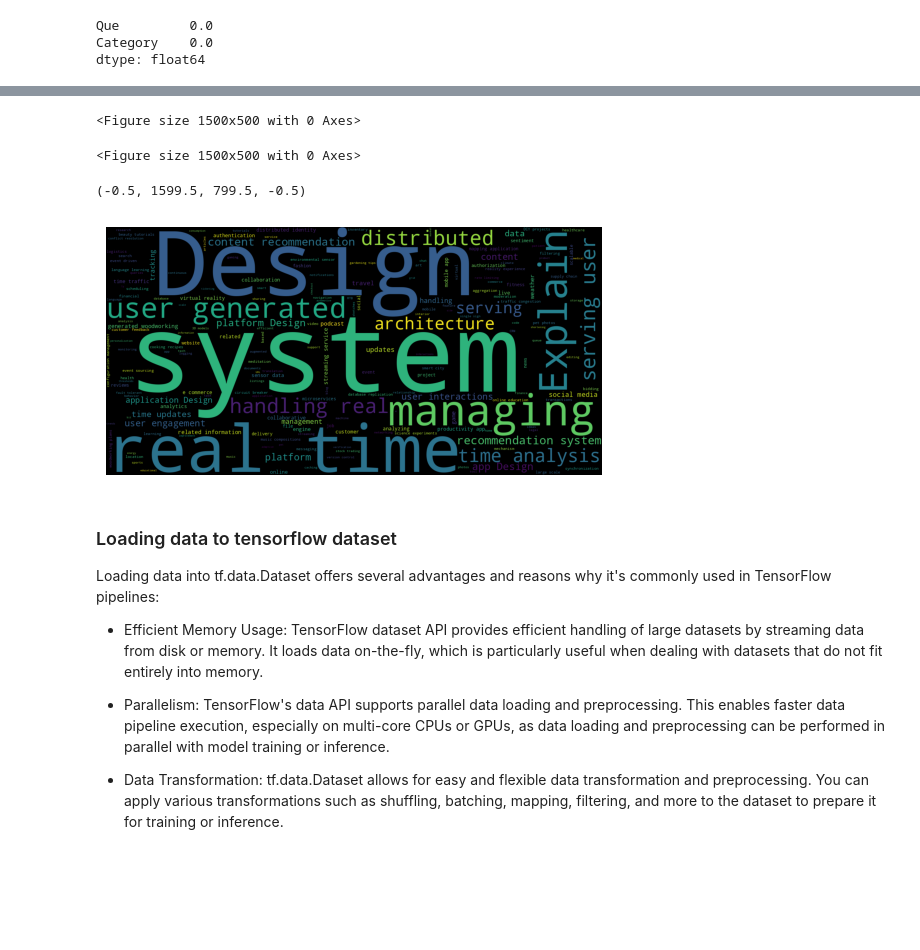
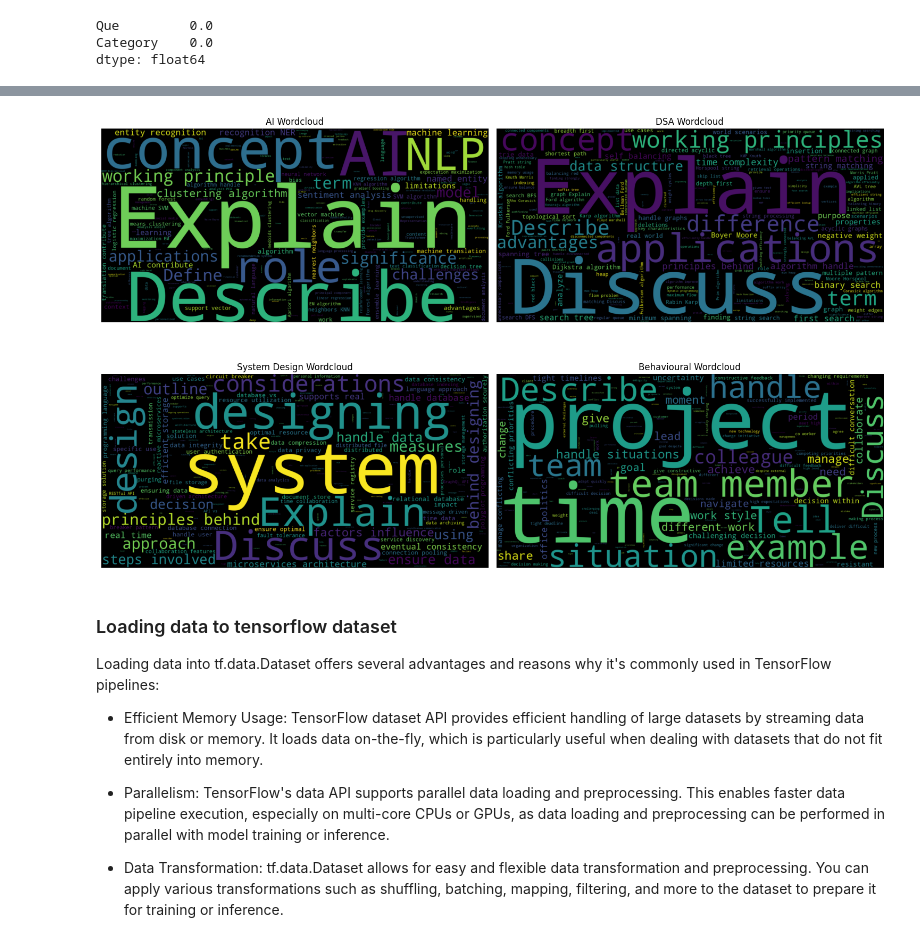
Before and after one commit to yuvraaj2002/AI_Projects, a Jupyter notebook: AI_Tutor/Notebook/Que_classification.ipynb, the cells around one changed output, grey strips where cells are left out. Saved outputs shown, nothing was run; the diff lists cells and outputs as text; code cells hidden in the pictures; blank space fills up the shorter version.

```diff
--- a/AI_Tutor/Notebook/Que_classification.ipynb
+++ b/AI_Tutor/Notebook/Que_classification.ipynb
@@ -176,24 +138,45 @@ plt.show()
-# %%
-# Extracting the course titles and joining sentences into a single string
-dsa_que = df[df['Category'] == 'System_design']['Que'].values
-dsa_que_string = " ".join(dsa_que.tolist())
-
-# Set other parameters
-wordcloud1 = WordCloud(width=1600, height=800).generate(dsa_que_string)
-
-plt.figure( figsize=(15,5), facecolor='k')
-# plt.imshow(wordcloud)
-# plt.axis("off")
-# plt.savefig('wordcloud.png', facecolor='k')
-# %% [output]
-<Figure size 1500x500 with 0 Axes>
-<Figure size 1500x500 with 0 Axes>
-# %%
-plt.imshow(wordcloud1)
-plt.axis("off")
-# %% [output]
-(-0.5, 1599.5, 799.5, -0.5)
-[figure, removed]
+# %%
+# Extracting the course titles and joining sentences into a single string
+ai_que = df[df['Category'] == 'AI']['Que'].values
+dsa_que = df[df['Category'] == 'DSA']['Que'].values
+sd_que = df[df['Category'] == 'System_design']['Que'].values
+beh_que = df[df['Category'] == 'Behavioural']['Que'].values
+
+# Extracting all the questions into single string
+ai_que_string = " ".join(ai_que.tolist())
+dsa_que_string = " ".join(dsa_que.tolist())
+sd_que_string = " ".join(sd_que.tolist())
+beh_que_string = " ".join(beh_que.tolist())
+
+# Set other parameters
+wordcloud1 = WordCloud(width=1600, height=800).generate(ai_que_string)
+wordcloud2 = WordCloud(width=1600, height=800).generate(dsa_que_string)
+wordcloud3 = WordCloud(width=1600, height=800).generate(sd_que_string)
+wordcloud4 = WordCloud(width=1600, height=800).generate(beh_que_string)
+
+# Plotting
+fig, ax = plt.subplots(2, 2, figsize=(15, 10))
+
+ax[0, 0].imshow(wordcloud1, interpolation='bilinear')
+ax[0, 0].set_title('AI Wordcloud')
+ax[0, 0].axis('off')
+
+ax[0, 1].imshow(wordcloud2, interpolation='bilinear')
+ax[0, 1].set_title('DSA Wordcloud')
+ax[0, 1].axis('off')
+
+ax[1, 0].imshow(wordcloud3, interpolation='bilinear')
+ax[1, 0].set_title('System Design Wordcloud')
+ax[1, 0].axis('off')
+
+ax[1, 1].imshow(wordcloud4, interpolation='bilinear')
+ax[1, 1].set_title('Behavioural Wordcloud')
+ax[1, 1].axis('off')
+
+plt.tight_layout()
+plt.show()
+# %% [output]
+[figure, added]
 # %% [markdown]
 ### Loading data to tensorflow dataset
 Loading data into tf.data.Dataset offers several advantages and reasons why it's commonly used in TensorFlow pipelines:
```
Also changed, not shown: parts of 29 cells of this notebook.
